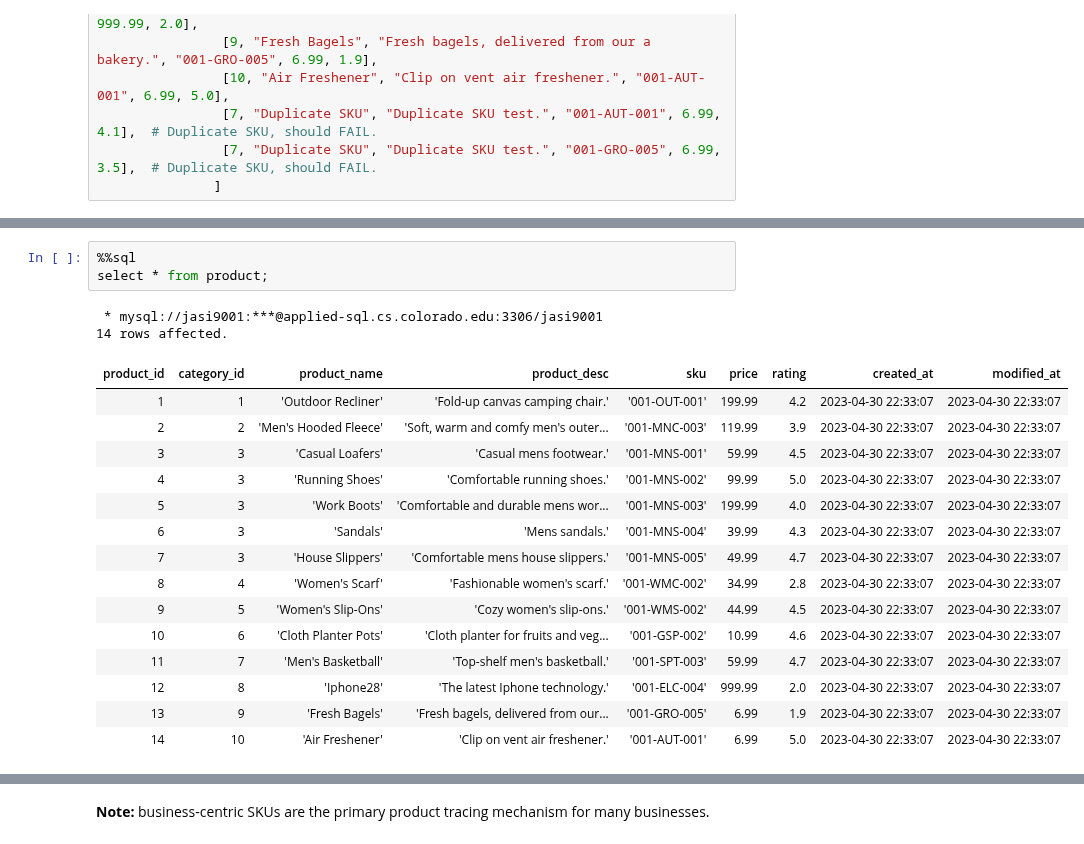
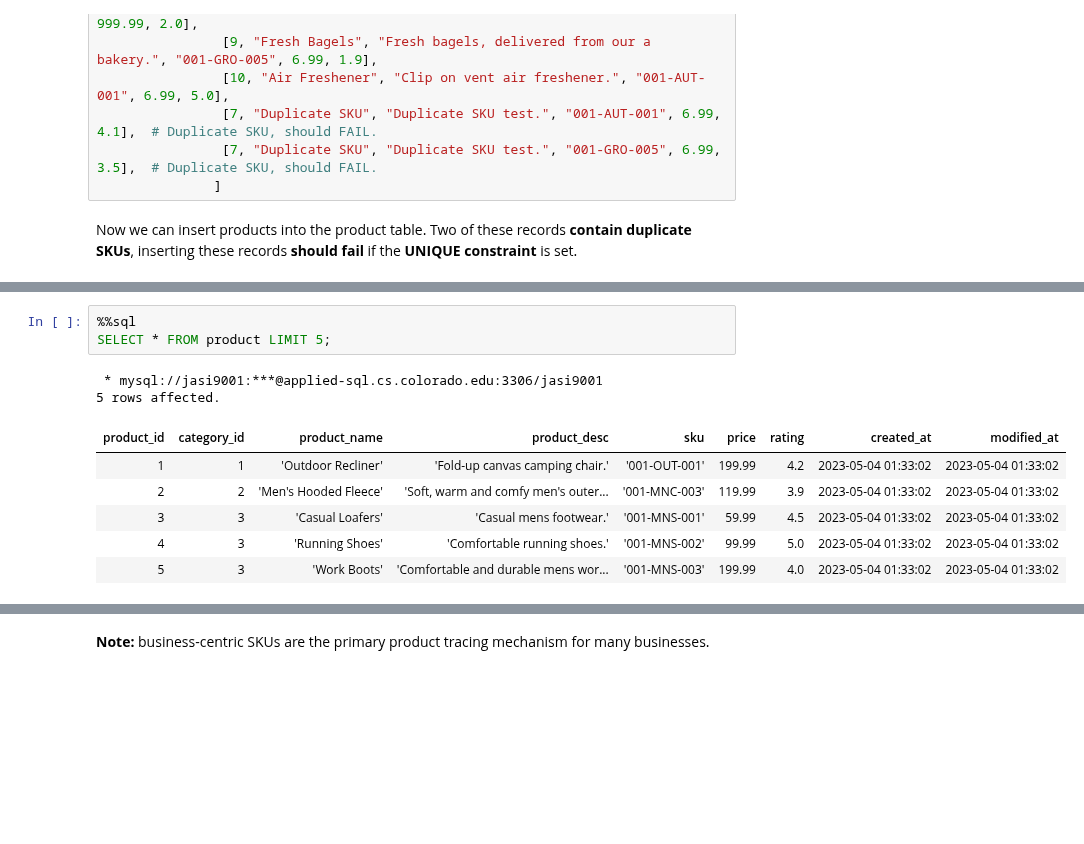
Before and after one commit to Micah614/P2P_Retail_Database, a Jupyter notebook: P2P_DB.ipynb, the cells around one changed output, grey strips where cells are left out. Saved outputs shown, nothing was run; the diff lists cells and outputs as text; blank space fills up the shorter version.

```diff
--- a/P2P_DB.ipynb
+++ b/P2P_DB.ipynb
@@ -664,6 +703,8 @@ product_list = [[1, "Outdoor Recliner", "Fold-up canvas camping chair.", "001-OU
                 [7, "Duplicate SKU", "Duplicate SKU test.", "001-AUT-001", 6.99, 4.1],  # Duplicate SKU, should FAIL.
                 [7, "Duplicate SKU", "Duplicate SKU test.", "001-GRO-005", 6.99, 3.5],  # Duplicate SKU, should FAIL.
                ]
+# %% [markdown]
+Now we can insert products into the product table. Two of these records <b>contain duplicate SKUs</b>, inserting these records <b>should fail</b> if the <B>UNIQUE constraint</b> is set.
 # %%
 insert_products = """
 INSERT INTO
@@ -697,22 +738,13 @@ FAILED. Could not insert product: 'Duplicate SKU'| SKU: 001-AUT-001
 FAILED. Could not insert product: 'Duplicate SKU'| SKU: 001-GRO-005
 # %%
 %%sql
-select * from product;
+SELECT * FROM product LIMIT 5;
 # %% [output]
  * mysql://jasi9001:***@applied-sql.cs.colorado.edu:3306/jasi9001
-14 rows affected.
+5 rows affected.
 | product_id | category_id | product_name | product_desc | sku | price | rating | created_at | modified_at |
-| 1 | 1 | 'Outdoor Recliner' | 'Fold-up canvas camping chair.' | '001-OUT-001' | 199.99 | 4.2 | 2023-04-30 22:33:07 | 2023-04-30 22:33:07 |
-| 2 | 2 | 'Men's Hooded Fleece' | 'Soft, warm and comfy men's outer... | '001-MNC-003' | 119.99 | 3.9 | 2023-04-30 22:33:07 | 2023-04-30 22:33:07 |
-| 3 | 3 | 'Casual Loafers' | 'Casual mens footwear.' | '001-MNS-001' | 59.99 | 4.5 | 2023-04-30 22:33:07 | 2023-04-30 22:33:07 |
-| 4 | 3 | 'Running Shoes' | 'Comfortable running shoes.' | '001-MNS-002' | 99.99 | 5.0 | 2023-04-30 22:33:07 | 2023-04-30 22:33:07 |
-| 5 | 3 | 'Work Boots' | 'Comfortable and durable mens wor... | '001-MNS-003' | 199.99 | 4.0 | 2023-04-30 22:33:07 | 2023-04-30 22:33:07 |
-| 6 | 3 | 'Sandals' | 'Mens sandals.' | '001-MNS-004' | 39.99 | 4.3 | 2023-04-30 22:33:07 | 2023-04-30 22:33:07 |
-| 7 | 3 | 'House Slippers' | 'Comfortable mens house slippers.' | '001-MNS-005' | 49.99 | 4.7 | 2023-04-30 22:33:07 | 2023-04-30 22:33:07 |
-| 8 | 4 | 'Women's Scarf' | 'Fashionable women's scarf.' | '001-WMC-002' | 34.99 | 2.8 | 2023-04-30 22:33:07 | 2023-04-30 22:33:07 |
-| 9 | 5 | 'Women's Slip-Ons' | 'Cozy women's slip-ons.' | '001-WMS-002' | 44.99 | 4.5 | 2023-04-30 22:33:07 | 2023-04-30 22:33:07 |
-| 10 | 6 | 'Cloth Planter Pots' | 'Cloth planter for fruits and veg... | '001-GSP-002' | 10.99 | 4.6 | 2023-04-30 22:33:07 | 2023-04-30 22:33:07 |
-| 11 | 7 | 'Men's Basketball' | 'Top-shelf men's basketball.' | '001-SPT-003' | 59.99 | 4.7 | 2023-04-30 22:33:07 | 2023-04-30 22:33:07 |
-| 12 | 8 | 'Iphone28' | 'The latest Iphone technology.' | '001-ELC-004' | 999.99 | 2.0 | 2023-04-30 22:33:07 | 2023-04-30 22:33:07 |
-| 13 | 9 | 'Fresh Bagels' | 'Fresh bagels, delivered from our... | '001-GRO-005' | 6.99 | 1.9 | 2023-04-30 22:33:07 | 2023-04-30 22:33:07 |
-| 14 | 10 | 'Air Freshener' | 'Clip on vent air freshener.' | '001-AUT-001' | 6.99 | 5.0 | 2023-04-30 22:33:07 | 2023-04-30 22:33:07 |
+| 1 | 1 | 'Outdoor Recliner' | 'Fold-up canvas camping chair.' | '001-OUT-001' | 199.99 | 4.2 | 2023-05-04 01:33:02 | 2023-05-04 01:33:02 |
+| 2 | 2 | 'Men's Hooded Fleece' | 'Soft, warm and comfy men's outer... | '001-MNC-003' | 119.99 | 3.9 | 2023-05-04 01:33:02 | 2023-05-04 01:33:02 |
+| 3 | 3 | 'Casual Loafers' | 'Casual mens footwear.' | '001-MNS-001' | 59.99 | 4.5 | 2023-05-04 01:33:02 | 2023-05-04 01:33:02 |
+| 4 | 3 | 'Running Shoes' | 'Comfortable running shoes.' | '001-MNS-002' | 99.99 | 5.0 | 2023-05-04 01:33:02 | 2023-05-04 01:33:02 |
+| 5 | 3 | 'Work Boots' | 'Comfortable and durable mens wor... | '001-MNS-003' | 199.99 | 4.0 | 2023-05-04 01:33:02 | 2023-05-04 01:33:02 |
```
Also changed, not shown: parts of 71 cells of this notebook.
